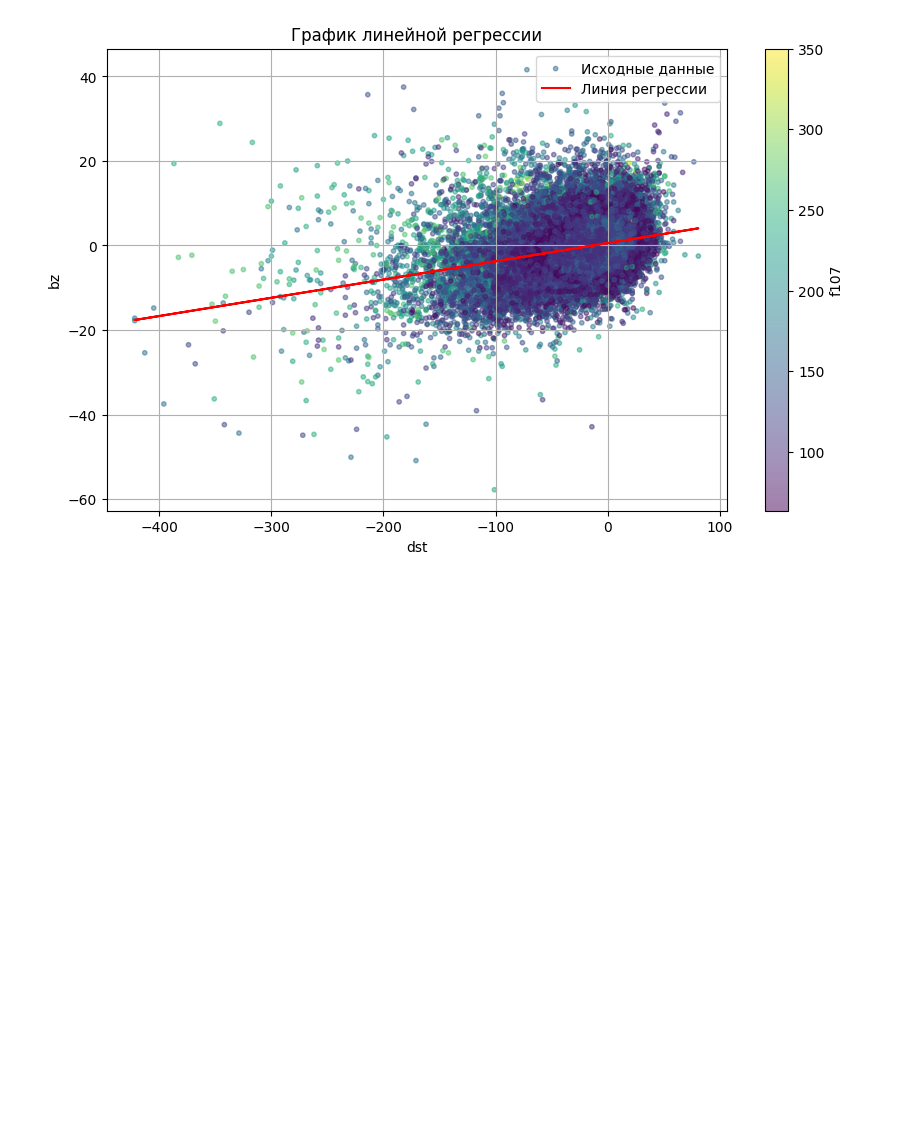
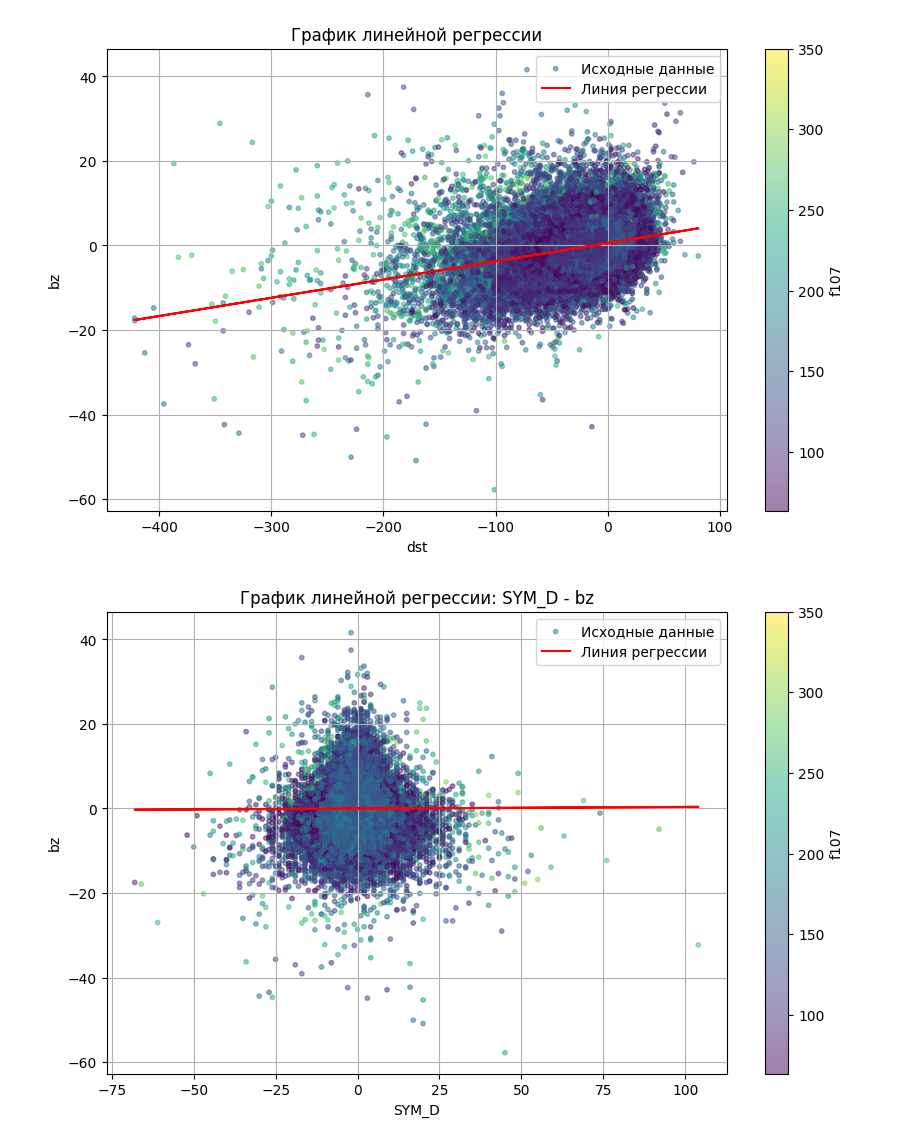
Before and after one commit to rkrwete/BigData, a Jupyter notebook: main.ipynb, the cells around one changed output. Cells and saved outputs as stored; diff of their text form; code cells hidden in the pictures; blank space fills up the shorter version.

Commit message:
Графики регрессии

```diff
--- a/main.ipynb
+++ b/main.ipynb
@@ -10,6 +14,6 @@ import linear_regression as lr
 # %%
-start_date = datetime.datetime(1970, 1, 1)
-end_date = datetime.datetime(2022, 6, 30)
+start_date = datetime.datetime(1981, 1, 1)
+end_date = datetime.datetime(2024, 1, 1)
 
 initial_data = gd.get_data(start_date, end_date)
 initial_data = gd.transform_data(initial_data)
@@ -50,3 +54,35 @@ plt.legend()
 plt.show()
 # %% [output]
 [figure]
+# %%
+initial_data = gd.get_data(start_date, end_date)
+initial_data = gd.transform_data(initial_data)
+first_values = initial_data[0].SYM_D
+second_values = initial_data[0].bz
+f107_values = initial_data[2].f107.resample('1h').ffill()
+
+mask = (second_values <= 900)
+
+# Теперь фильтруем массивы на основании маски
+first_values = first_values[mask]
+first_values = first_values.values.reshape(-1, 1)
+second_values = second_values[mask]
+filtered_f107 = f107_values[mask]
+
+model = LinearRegression()
+model.fit(first_values, second_values)
+predicted_values = model.predict(first_values)
+
+plt.figure(figsize=(10, 6))
+sc = plt.scatter(first_values, second_values, c=filtered_f107, cmap='viridis', label='Исходные данные', s=10, vmax=350, alpha=0.5)
+plt.plot(first_values, predicted_values, color='red', label='Линия регрессии')
+plt.colorbar(sc, label='f107')  # Добавляем цветовую шкалу
+
+plt.grid(True)
+plt.xlabel('SYM_D')
+plt.ylabel('bz')
+plt.title('График линейной регрессии: SYM_D - bz')
+plt.legend()
+plt.show()
+# %% [output]
+[figure, added]
```
Also changed, not shown: parts of 5 cells of this notebook.
